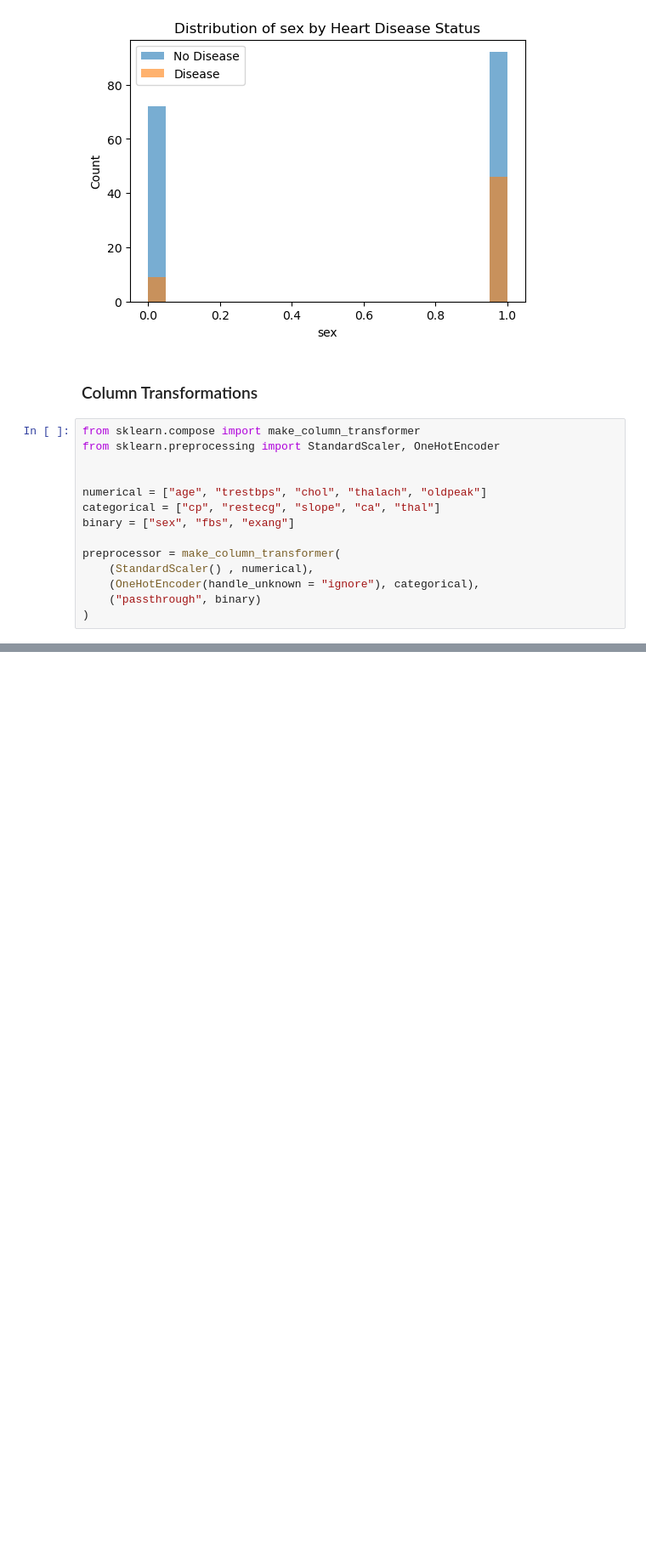
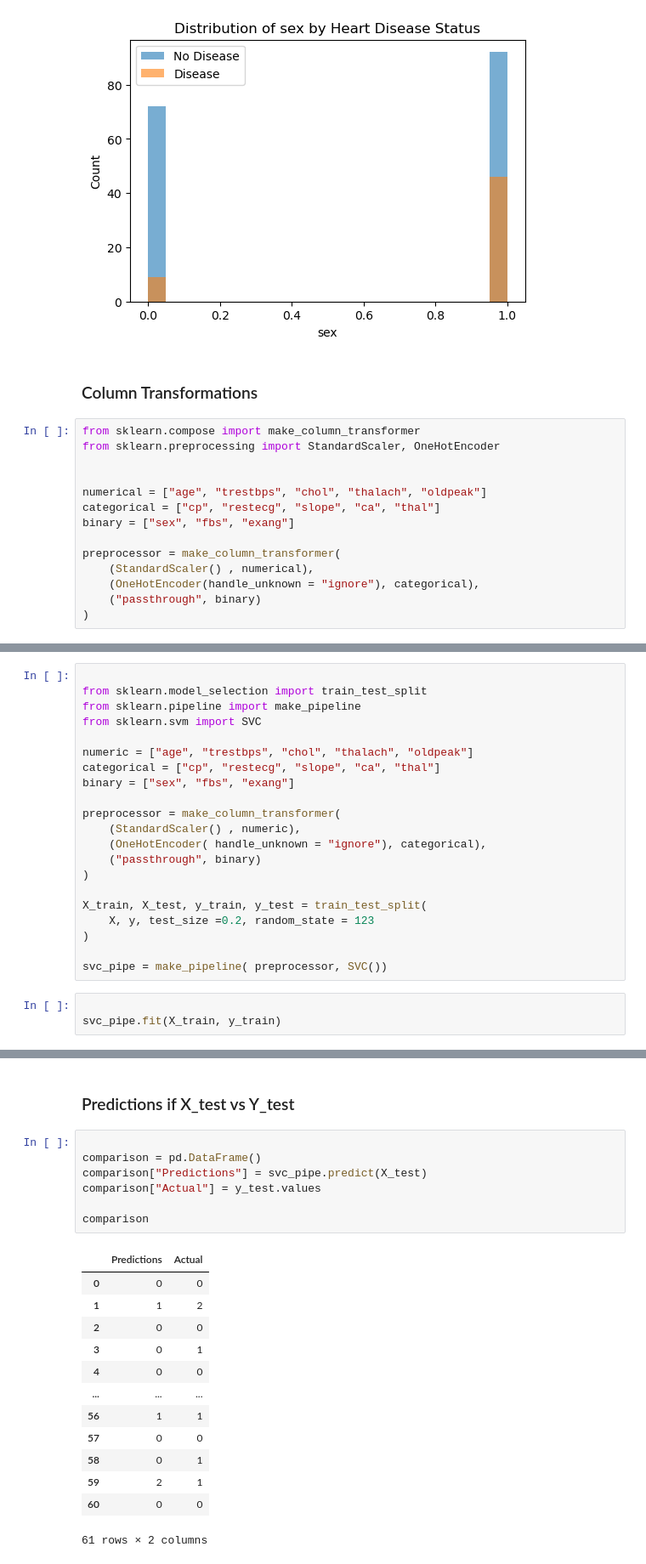
Before and after one commit to stoyq/heart-disease-predictor, a Jupyter notebook: analysis/heart_disease_predictor.ipynb, the cells around one changed output, grey strips where cells are left out. Shown: that part at 85% size. Drawn from its saved outputs; the diff is of its cells as text; blank space fills up the shorter version.

Commit message:
Completed Pipeline and compare predicted vs actual

```diff
--- a/analysis/heart_disease_predictor.ipynb
+++ b/analysis/heart_disease_predictor.ipynb
@@ -92,0 +95,24 @@ preprocessor = make_column_transformer(
+# %%
+
+from sklearn.model_selection import train_test_split
+from sklearn.pipeline import make_pipeline
+from sklearn.svm import SVC
+
+numeric = ["age", "trestbps", "chol", "thalach", "oldpeak"]
+categorical = ["cp", "restecg", "slope", "ca", "thal"]
+binary = ["sex", "fbs", "exang"]
+
+preprocessor = make_column_transformer(
+    (StandardScaler() , numeric),
+    (OneHotEncoder( handle_unknown = "ignore"), categorical),
+    ("passthrough", binary)
+)
+
+X_train, X_test, y_train, y_test = train_test_split(
+    X, y, test_size =0.2, random_state = 123
+)
+
+svc_pipe = make_pipeline( preprocessor, SVC())
+# %%
+
+svc_pipe.fit(X_train, y_train)
@@ -92,0 +132,23 @@ preprocessor = make_column_transformer(
+# %% [markdown]
+### Predictions if X_test vs Y_test
+# %%
+
+comparison = pd.DataFrame()
+comparison["Predictions"] = svc_pipe.predict(X_test)
+comparison["Actual"] = y_test.values
+
+comparison
+# %% [output]
+|  | Predictions | Actual |
+| 0 | 0 | 0 |
+| 1 | 1 | 2 |
+| 2 | 0 | 0 |
+| 3 | 0 | 1 |
+| 4 | 0 | 0 |
+| ... | ... | ... |
+| 56 | 1 | 1 |
+| 57 | 0 | 0 |
+| 58 | 0 | 1 |
+| 59 | 2 | 1 |
+| 60 | 0 | 0 |
+61 rows × 2 columns
```
Also changed, not shown: parts of 3 cells of this notebook.
